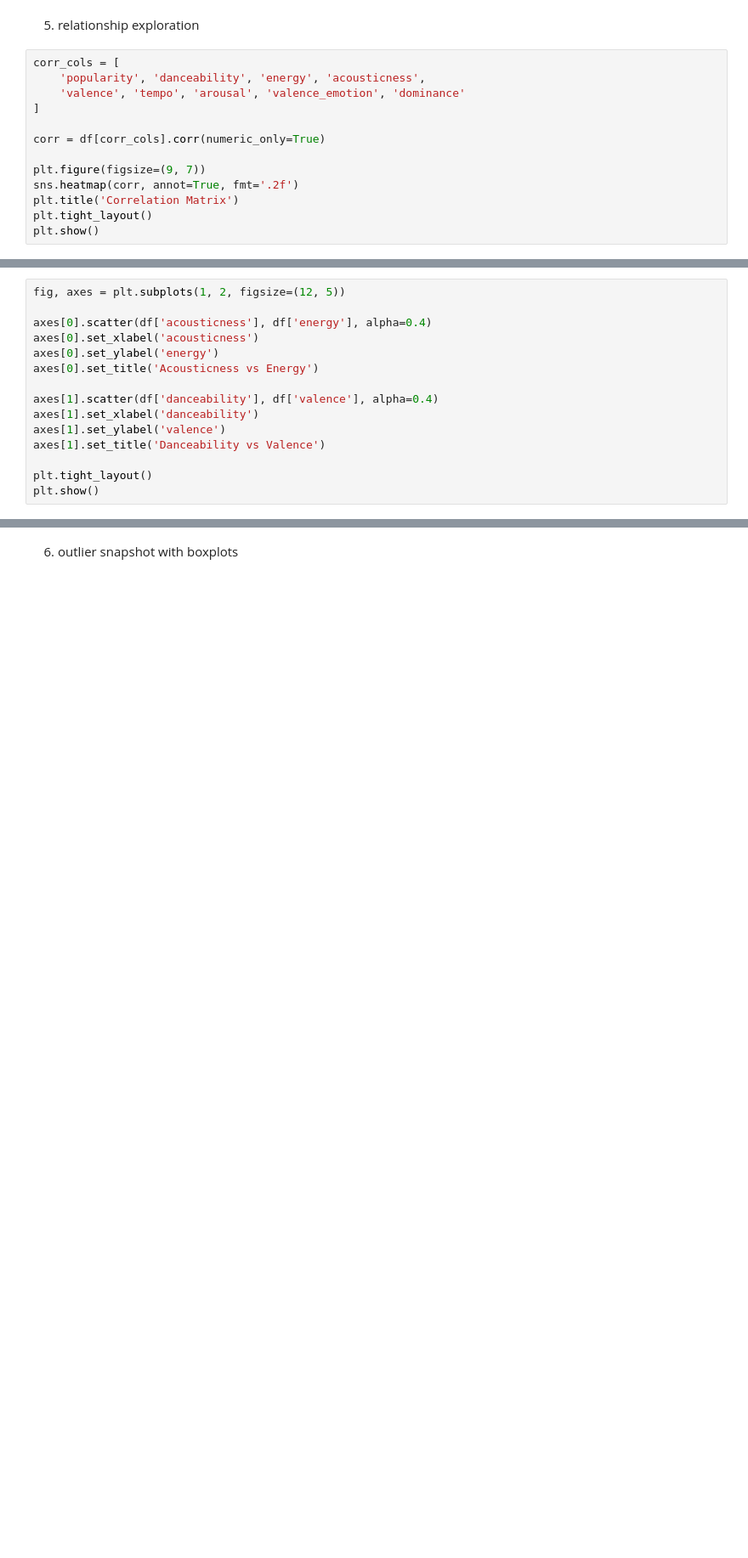
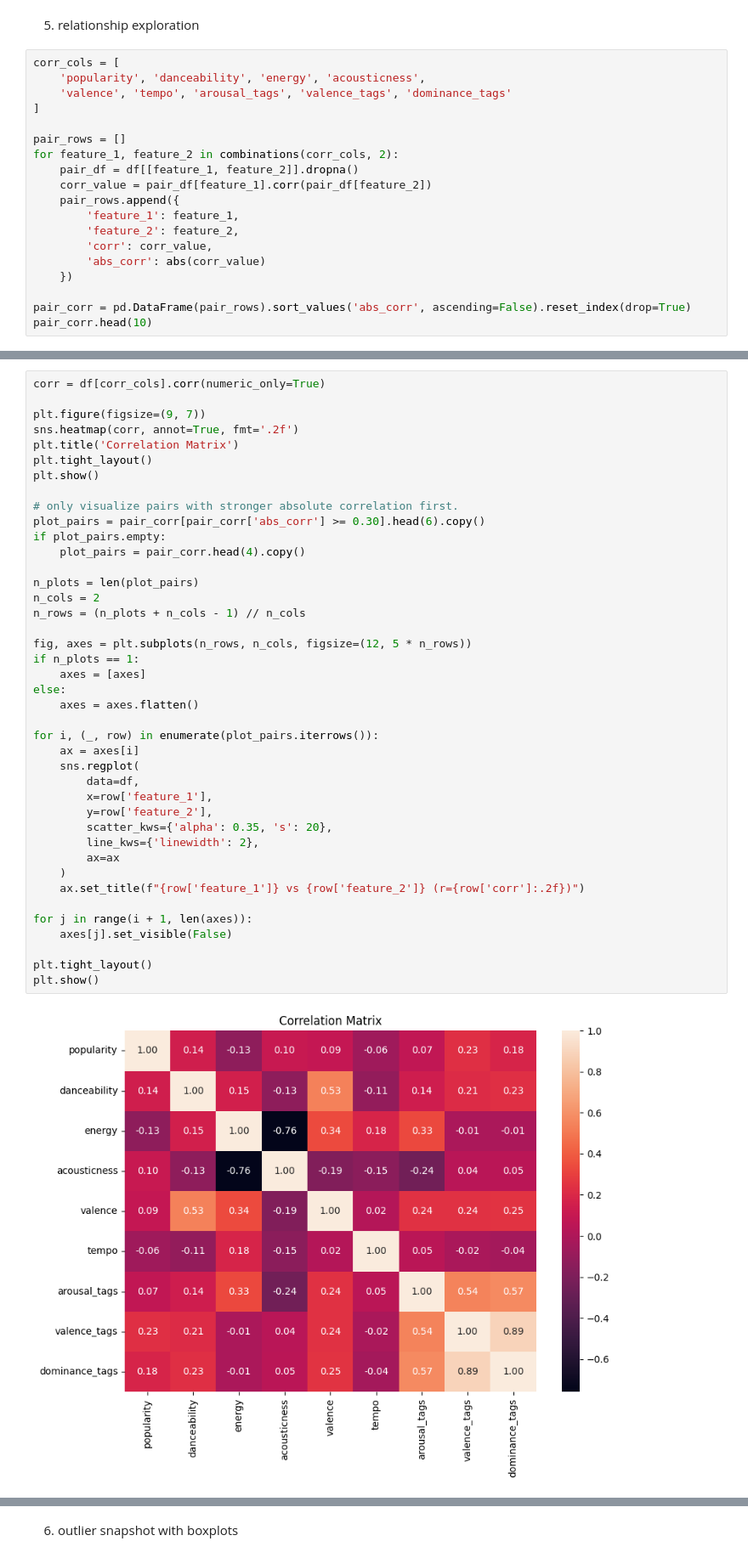
Before and after one commit to Speeb04/JSC270-Final-Project, a Jupyter notebook: eda_notebook.ipynb, the cells around one changed output, grey strips where cells are left out. Shown at 85% size. Drawn from its saved outputs; the diff is of its cells as text; blank space fills up the shorter version.

```diff
--- a/eda_notebook.ipynb
+++ b/eda_notebook.ipynb
@@ -90,13 +179,19 @@ plt.show()
 # %%
 corr_cols = [
     'popularity', 'danceability', 'energy', 'acousticness',
-    'valence', 'tempo', 'arousal', 'valence_emotion', 'dominance'
+    'valence', 'tempo', 'arousal_tags', 'valence_tags', 'dominance_tags'
 ]
 
-corr = df[corr_cols].corr(numeric_only=True)
+pair_rows = []
+for feature_1, feature_2 in combinations(corr_cols, 2):
+    pair_df = df[[feature_1, feature_2]].dropna()
+    corr_value = pair_df[feature_1].corr(pair_df[feature_2])
+    pair_rows.append({
+        'feature_1': feature_1,
+        'feature_2': feature_2,
+        'corr': corr_value,
+        'abs_corr': abs(corr_value)
+    })
 
-plt.figure(figsize=(9, 7))
-sns.heatmap(corr, annot=True, fmt='.2f')
-plt.title('Correlation Matrix')
-plt.tight_layout()
-plt.show()
+pair_corr = pd.DataFrame(pair_rows).sort_values('abs_corr', ascending=False).reset_index(drop=True)
+pair_corr.head(10)
@@ -103,15 +210,43 @@ plt.show()
 # %%
-fig, axes = plt.subplots(1, 2, figsize=(12, 5))
+corr = df[corr_cols].corr(numeric_only=True)
 
-axes[0].scatter(df['acousticness'], df['energy'], alpha=0.4)
-axes[0].set_xlabel('acousticness')
-axes[0].set_ylabel('energy')
-axes[0].set_title('Acousticness vs Energy')
+plt.figure(figsize=(9, 7))
+sns.heatmap(corr, annot=True, fmt='.2f')
+plt.title('Correlation Matrix')
+plt.tight_layout()
+plt.show()
 
-axes[1].scatter(df['danceability'], df['valence'], alpha=0.4)
-axes[1].set_xlabel('danceability')
-axes[1].set_ylabel('valence')
-axes[1].set_title('Danceability vs Valence')
+# only visualize pairs with stronger absolute correlation first.
+plot_pairs = pair_corr[pair_corr['abs_corr'] >= 0.30].head(6).copy()
+if plot_pairs.empty:
+    plot_pairs = pair_corr.head(4).copy()
+
+n_plots = len(plot_pairs)
+n_cols = 2
+n_rows = (n_plots + n_cols - 1) // n_cols
+
+fig, axes = plt.subplots(n_rows, n_cols, figsize=(12, 5 * n_rows))
+if n_plots == 1:
+    axes = [axes]
+else:
+    axes = axes.flatten()
+
+for i, (_, row) in enumerate(plot_pairs.iterrows()):
+    ax = axes[i]
+    sns.regplot(
+        data=df,
+        x=row['feature_1'],
+        y=row['feature_2'],
+        scatter_kws={'alpha': 0.35, 's': 20},
+        line_kws={'linewidth': 2},
+        ax=ax
+    )
+    ax.set_title(f"{row['feature_1']} vs {row['feature_2']} (r={row['corr']:.2f})")
+
+for j in range(i + 1, len(axes)):
+    axes[j].set_visible(False)
 
 plt.tight_layout()
 plt.show()
+# %% [output]
+[figure, added]
```
Also changed, not shown: parts of 15 cells of this notebook, 1 other file.
